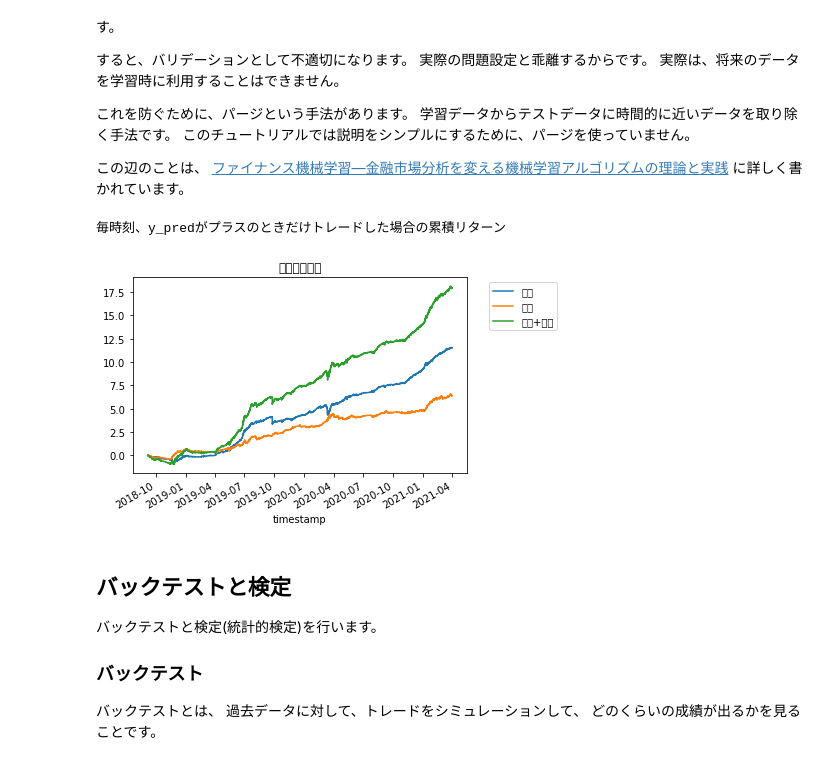
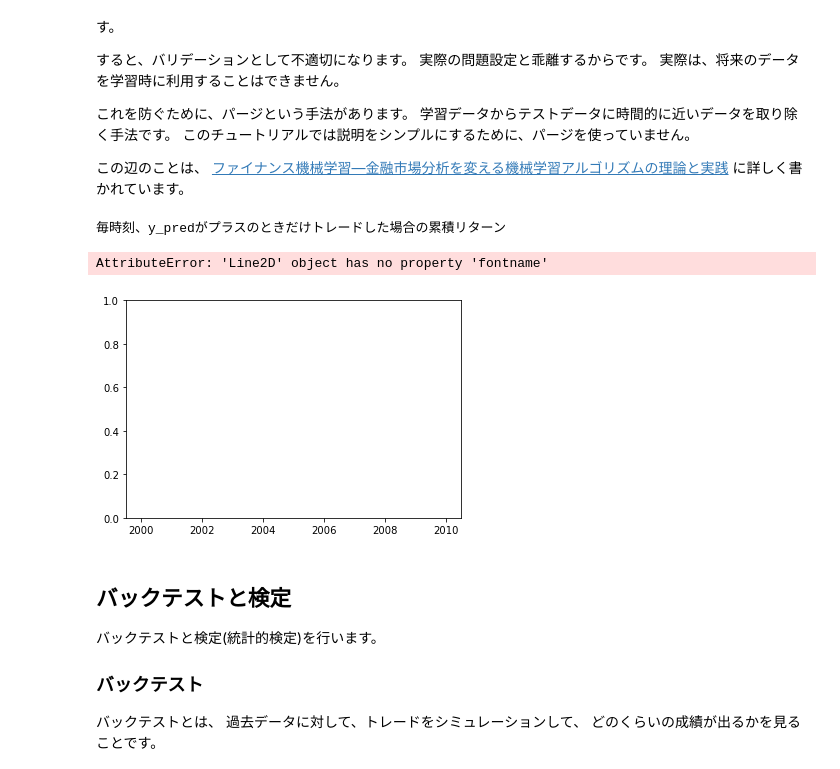
Before and after one commit to KazuyaManabe/mlbot_tutorial, a Jupyter notebook: work/tutorial.ipynb, the cells around one changed output. Drawn from its saved outputs; the diff is of its cells as text; code cells hidden in the pictures.

```diff
--- a/work/tutorial.ipynb
+++ b/work/tutorial.ipynb
@@ -704,36 +702,37 @@ joblib.dump(model, 'model_y_sell.xz', compress=True)
 
 # 通常のCV
 cv_indicies = list(KFold().split(df))
 # ウォークフォワード法
 # cv_indicies = list(TimeSeriesSplit().split(df))
 
 # OOS予測値を計算
 def my_cross_val_predict(estimator, X, y=None, cv=None):
     y_pred = y.copy()
     y_pred[:] = np.nan
     for train_idx, val_idx in cv:
         estimator.fit(X[train_idx], y[train_idx])
         y_pred[val_idx] = estimator.predict(X[val_idx])
     return y_pred
 
 df['y_pred_buy'] = my_cross_val_predict(model, df[features].values, df['y_buy'].values, cv=cv_indicies)
 df['y_pred_sell'] = my_cross_val_predict(model, df[features].values, df['y_sell'].values, cv=cv_indicies)
 
 # 予測値が無い(nan)行をドロップ
 df = df.dropna()
 
 print('毎時刻、y_predがプラスのときだけトレードした場合の累積リターン')
-df[df['y_pred_buy'] > 0]['y_buy'].cumsum().plot(label='買い')
-df[df['y_pred_sell'] > 0]['y_sell'].cumsum().plot(label='売り')
+df[df['y_pred_buy'] > 0]['y_buy'].cumsum().plot(label='買い',fontname="MS Gothic")
+df[df['y_pred_sell'] > 0]['y_sell'].cumsum().plot(label='売り',fontname="MS Gothic")
 (df['y_buy'] * (df['y_pred_buy'] > 0) + df['y_sell'] * (df['y_pred_sell'] > 0)).cumsum().plot(label='買い+売り')
 plt.title('累積リターン')
 plt.legend(bbox_to_anchor=(1.05, 1))
 plt.show()
 
 df.to_pickle('df_fit.pkl')
 # %% [output]
 毎時刻、y_predがプラスのときだけトレードした場合の累積リターン
+AttributeError: 'Line2D' object has no property 'fontname'
-[figure, old version]
+[figure, new version]
 # %% [markdown]
 ## バックテストと検定
 
```
Also changed, not shown: parts of 2 cells of this notebook.
